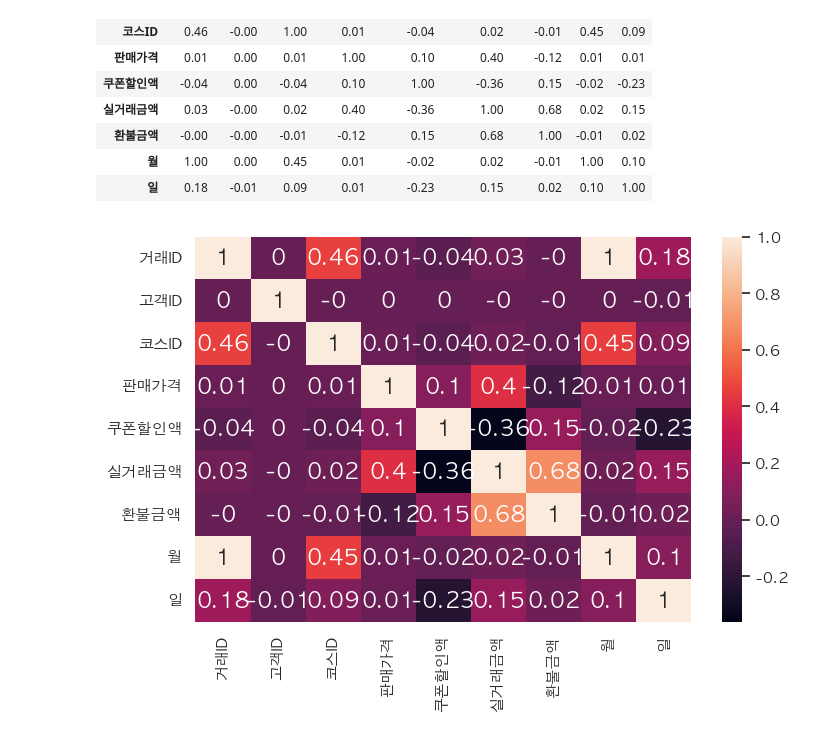
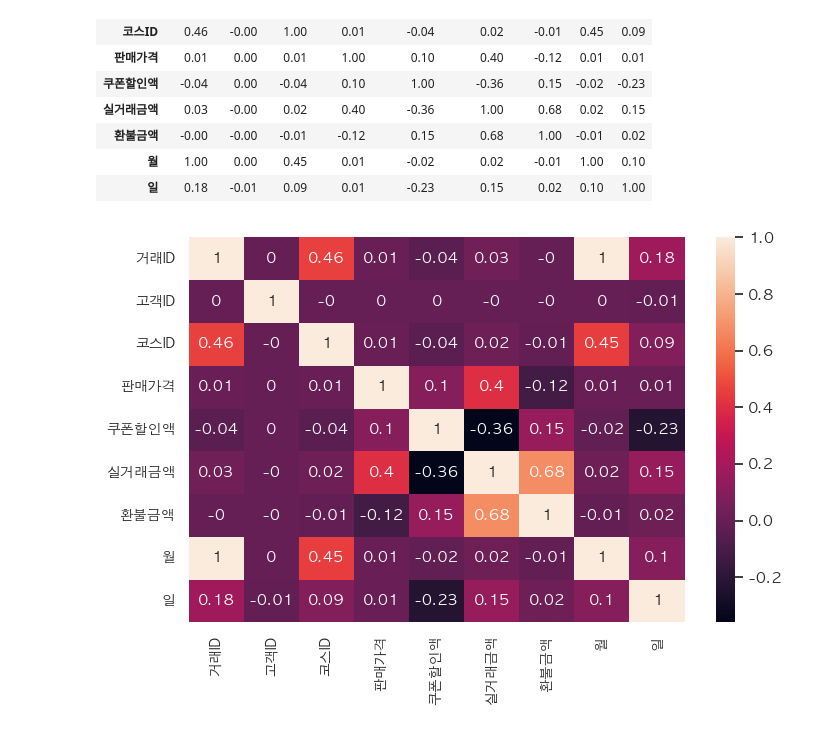
Before and after one commit to ParkSungHyon/mini_project, a Jupyter notebook: main3_230512.ipynb, the cells around one changed output. Cells and saved outputs as stored; diff of their text form; code cells hidden in the pictures.

```diff
--- a/main3_230512.ipynb
+++ b/main3_230512.ipynb
@@ -143,8 +143,8 @@ for i in range(0,2):
         axs[i,j].pie(df_category[['쿠폰비중', '일반비중']].iloc[count],
                     labels=df_category.columns[3:5], autopct='%2.1f%%',
                     colors=colors, startangle=30, wedgeprops=dict(width=.5),
-                    textprops={'color':font_color})
-        axs[i,j].set_title(df_category.index[count], fontsize=16, color=font_color)
-        mpl.rcParams['font.size'] = 16.0
+                    textprops={'fontsize': 14, 'color':font_color})
+        axs[i,j].set_title(df_category.index[count], fontsize=18, color=font_color)
+        # mpl.rcParams['font.size'] = 16
         count += 1
 # %% [output]
@@ -162,9 +162,10 @@ font_color = '#525252'
 colors = ['#f7ecb0', '#ffb3e6', '#99ff99', '#66b3ff', '#c7b3fb','#ff6666', '#f9c3b7']
 
 # Create subplots and a pie chart
-fig, ax = plt.subplots(figsize=(5, 5), facecolor='#e8f4f0')
-ax.pie(df_category_sum[['쿠폰비중', '일반비중']].iloc[0], labels=df_category_sum.columns[3:5], autopct='%2.1f%%', colors=colors, startangle=30, textprops={'color':font_color})
+fig, ax = plt.subplots(figsize=(4, 4), facecolor='#e8f4f0')
+ax.pie(df_category_sum[['쿠폰비중', '일반비중']].iloc[0],
+       labels=df_category_sum.columns[3:5], autopct='%2.1f%%', colors=colors, startangle=30,
+       textprops={'fontsize': 12, 'color':font_color})
 # Set title, its position, and font size
-plt.title("쿠폰 사용 구매건 비중(전체)", fontsize=15, color=font_color)
-mpl.rcParams['font.size'] = 16.0
+plt.title("쿠폰 사용 구매건 비중(전체)", fontsize=14, color=font_color)
 # %% [output]
@@ -230,7 +261,9 @@ df_corr
 | 일 | 0.18 | -0.01 | 0.09 | 0.01 | -0.23 | 0.15 | 0.02 | 0.10 | 1.00 |
 # %%
 fig, ax = plt.subplots(figsize=(8, 5))
-sns.heatmap(df_corr, annot=True, ax=ax)
+sns.heatmap(df_corr, annot=True, annot_kws={"fontsize": 11}, ax=ax)
+ax.set_xticklabels(ax.get_xticklabels(), fontsize=10)  # Adjust x-axis tick label size
+ax.set_yticklabels(ax.get_yticklabels(), fontsize=10)  # Adjust y-axis tick label size
 plt.show()
 # %% [output]
-[figure, old version]
+[figure, new version]
```
Also changed, not shown: parts of 8 cells of this notebook.
